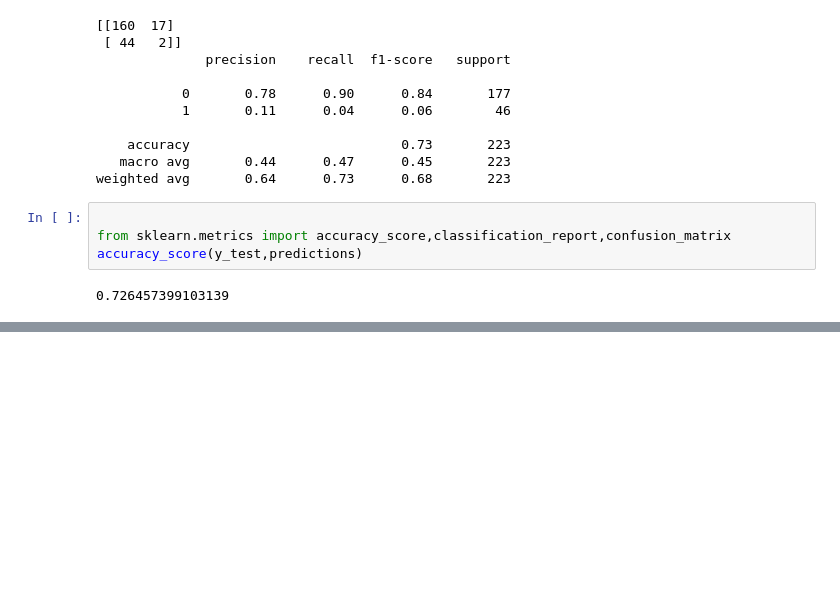
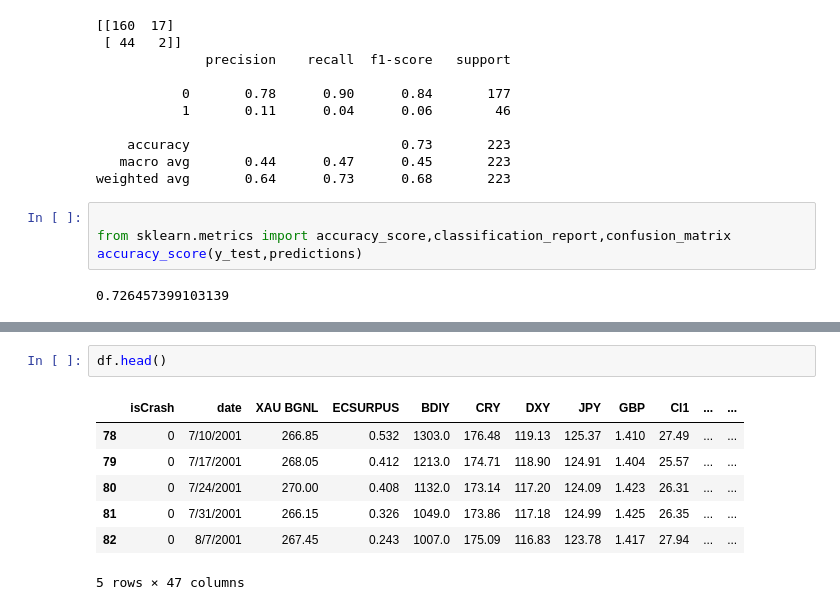
Before and after one commit to purohitamann/market-anomaly-detection, a Jupyter notebook: model_training.ipynb, the cells around one changed output, grey strips where cells are left out. Drawn from its saved outputs; the diff is of its cells as text; blank space fills up the shorter version.

```diff
--- a/model_training.ipynb
+++ b/model_training.ipynb
@@ -281,0 +294,10 @@ accuracy_score(y_test,predictions)
+# %%
+df.head()
+# %% [output]
+|  | isCrash | date | XAU BGNL | ECSURPUS | BDIY | CRY | DXY | JPY | GBP | Cl1 | ... | ... |
+| 78 | 0 | 7/10/2001 | 266.85 | 0.532 | 1303.0 | 176.48 | 119.13 | 125.37 | 1.410 | 27.49 | ... | ... |
+| 79 | 0 | 7/17/2001 | 268.05 | 0.412 | 1213.0 | 174.71 | 118.90 | 124.91 | 1.404 | 25.57 | ... | ... |
+| 80 | 0 | 7/24/2001 | 270.00 | 0.408 | 1132.0 | 173.14 | 117.20 | 124.09 | 1.423 | 26.31 | ... | ... |
+| 81 | 0 | 7/31/2001 | 266.15 | 0.326 | 1049.0 | 173.86 | 117.18 | 124.99 | 1.425 | 26.35 | ... | ... |
+| 82 | 0 | 8/7/2001 | 267.45 | 0.243 | 1007.0 | 175.09 | 116.83 | 123.78 | 1.417 | 27.94 | ... | ... |
+5 rows × 47 columns
```
Also changed, not shown: parts of 9 cells of this notebook.
